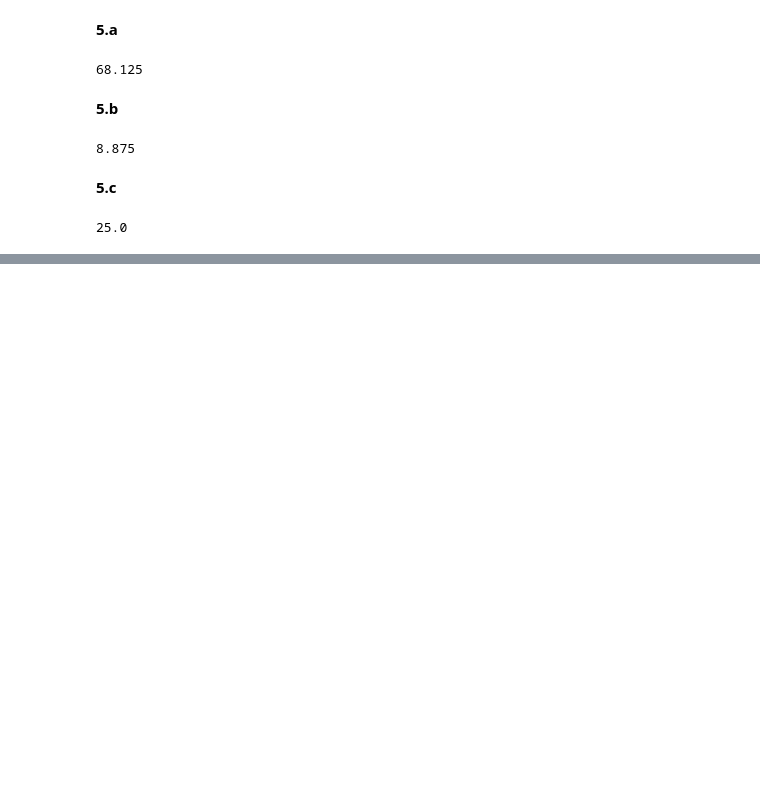
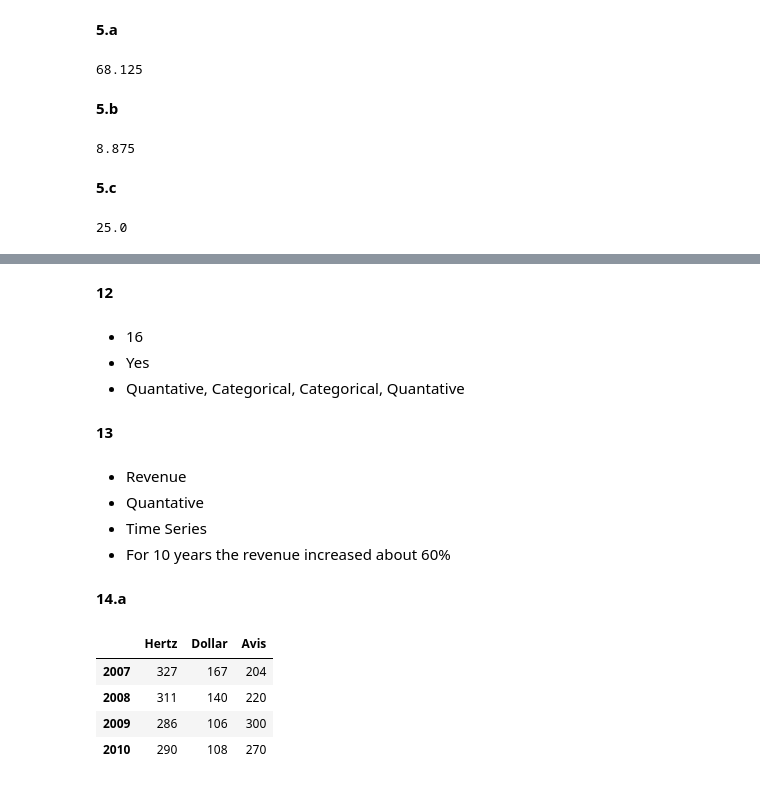
Before and after one commit to zenbaei/Data_Stats_Practice, a Jupyter notebook: Statistics_4_Business_Solutions.ipynb, the cells around one changed output, grey strips where cells are left out. Saved outputs shown, nothing was run; the diff lists cells and outputs as text; code cells hidden in the pictures; blank space fills up the shorter version.

```diff
--- a/Statistics_4_Business_Solutions.ipynb
+++ b/Statistics_4_Business_Solutions.ipynb
@@ -153,0 +201,30 @@ result = phones.loc[condition, 'Voice Quality']
+# %% [markdown]
+**12**
+# %% [markdown]
+- 16
+- Yes
+- Quantative, Categorical, Categorical, Quantative
+# %% [markdown]
+**13**
+# %% [markdown]
+- Revenue
+- Quantative
+- Time Series
+- For 10 years the revenue increased about 60%
+# %% [markdown]
+**14.a**
+# %%
+data = [(327, 167, 204),
+        (311, 140, 220),
+        (286, 106, 300),
+        (290, 108, 270)]
+years = ['2007', '2008', '2009', '2010']
+companies = pd.DataFrame(data, columns=['Hertz', 'Dollar', 'Avis'], index=years)
+
+companies.head()
+# %% [output]
+|  | Hertz | Dollar | Avis |
+| 2007 | 327 | 167 | 204 |
+| 2008 | 311 | 140 | 220 |
+| 2009 | 286 | 106 | 300 |
+| 2010 | 290 | 108 | 270 |
```
Also changed, not shown: parts of 18 cells of this notebook.
